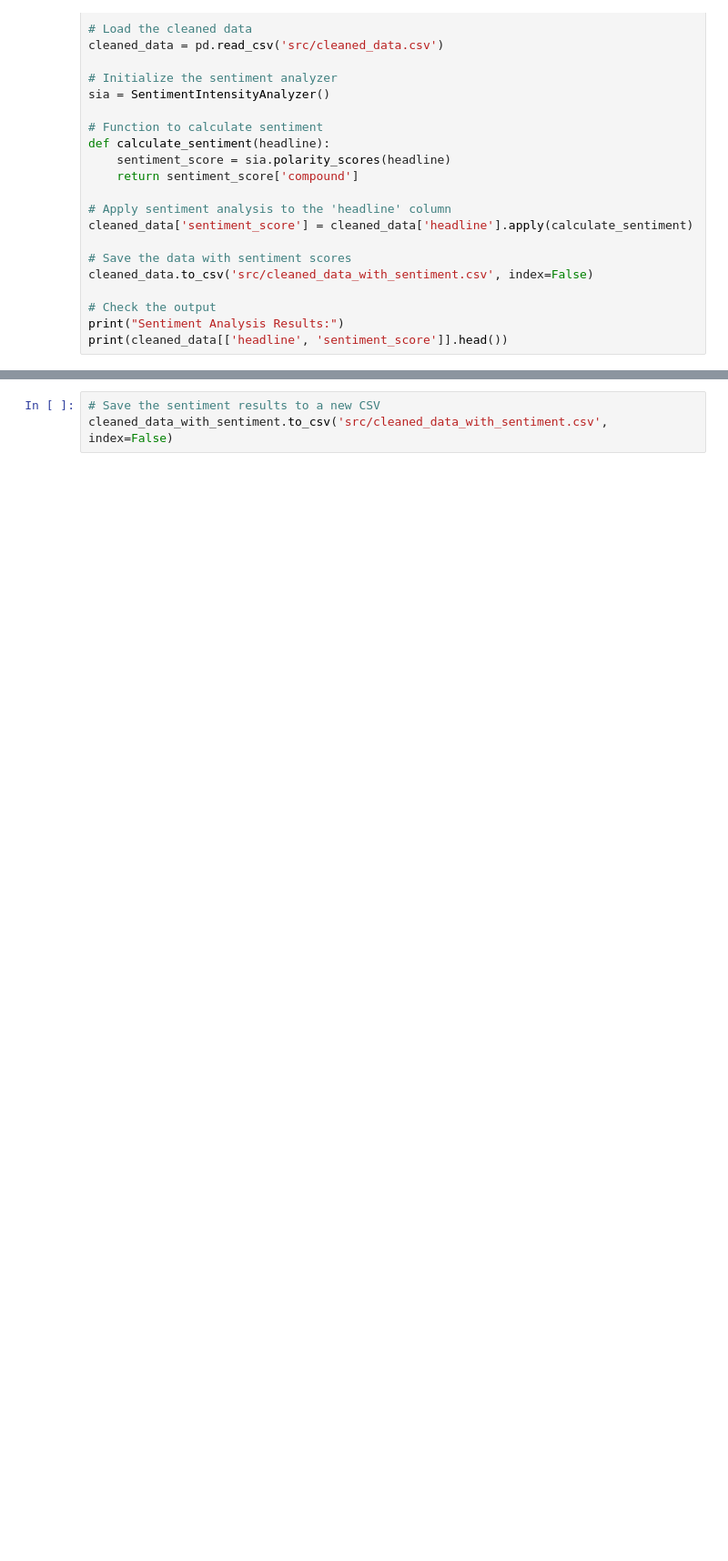
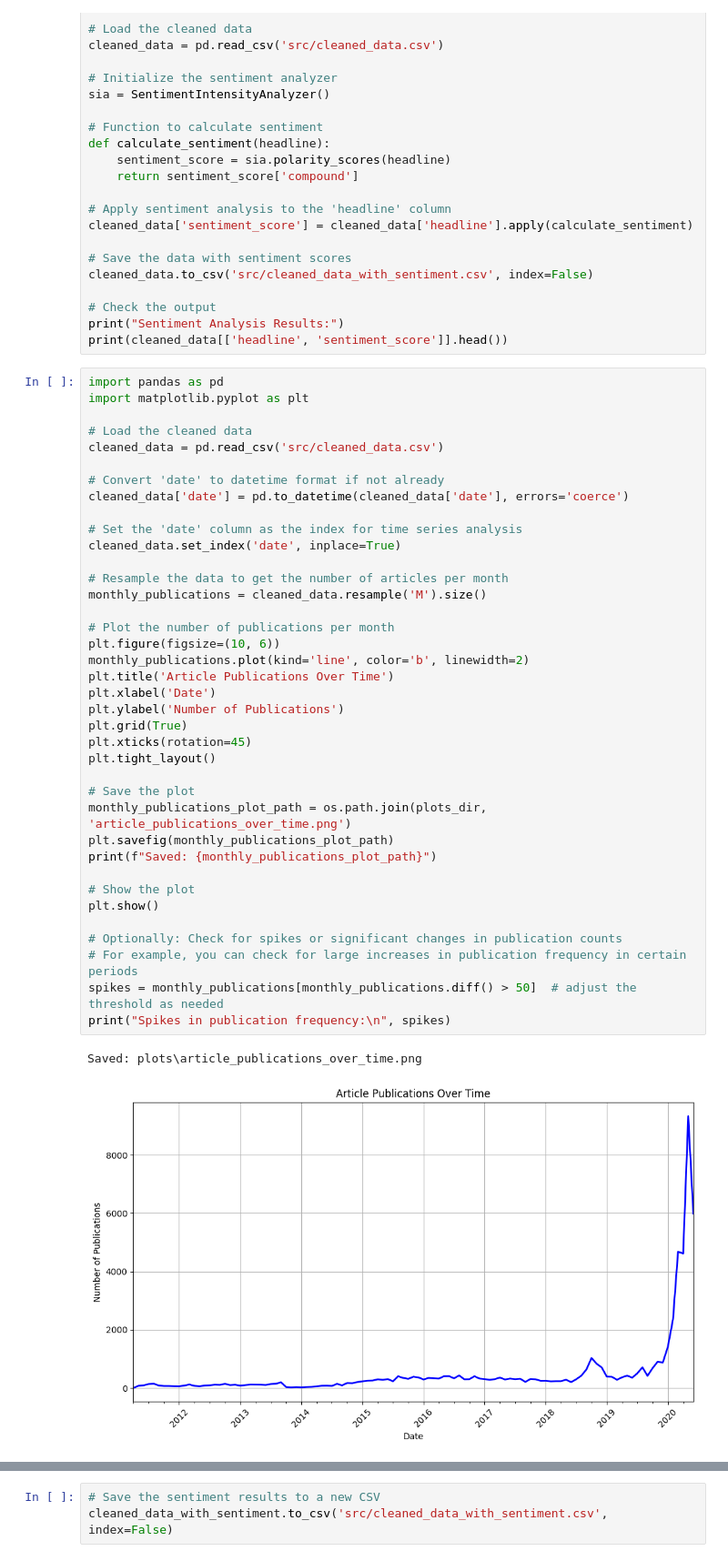
Before and after one commit to vlazacck/week-1, a Jupyter notebook: notebooks/eda.ipynb, the cells around one changed output, grey strips where cells are left out. Shown at 91% size. Saved outputs shown, nothing was run; the diff lists cells and outputs as text; blank space fills up the shorter version.

Commit message:
Added Time Series Analysis and Hourly Distribution of Article Publications

```diff
--- a/notebooks/eda.ipynb
+++ b/notebooks/eda.ipynb
@@ -356,3 +297,44 @@ cleaned_data.to_csv('src/cleaned_data_with_sentiment.csv', index=False)
 # Check the output
 print("Sentiment Analysis Results:")
 print(cleaned_data[['headline', 'sentiment_score']].head())
+# %%
+import pandas as pd
+import matplotlib.pyplot as plt
+
+# Load the cleaned data
+cleaned_data = pd.read_csv('src/cleaned_data.csv')
+
+# Convert 'date' to datetime format if not already
+cleaned_data['date'] = pd.to_datetime(cleaned_data['date'], errors='coerce')
+
+# Set the 'date' column as the index for time series analysis
+cleaned_data.set_index('date', inplace=True)
+
+# Resample the data to get the number of articles per month
+monthly_publications = cleaned_data.resample('M').size()
+
+# Plot the number of publications per month
+plt.figure(figsize=(10, 6))
+monthly_publications.plot(kind='line', color='b', linewidth=2)
+plt.title('Article Publications Over Time')
+plt.xlabel('Date')
+plt.ylabel('Number of Publications')
+plt.grid(True)
+plt.xticks(rotation=45)
+plt.tight_layout()
+
+# Save the plot
+monthly_publications_plot_path = os.path.join(plots_dir, 'article_publications_over_time.png')
+plt.savefig(monthly_publications_plot_path)
+print(f"Saved: {monthly_publications_plot_path}")
+
+# Show the plot
+plt.show()
+
+# Optionally: Check for spikes or significant changes in publication counts
+# For example, you can check for large increases in publication frequency in certain periods
+spikes = monthly_publications[monthly_publications.diff() > 50]  # adjust the threshold as needed
+print("Spikes in publication frequency:\n", spikes)
+# %% [output]
+Saved: plots\article_publications_over_time.png
+[figure, added]
```
Also changed, not shown: parts of 8 cells of this notebook, 3 other files.
